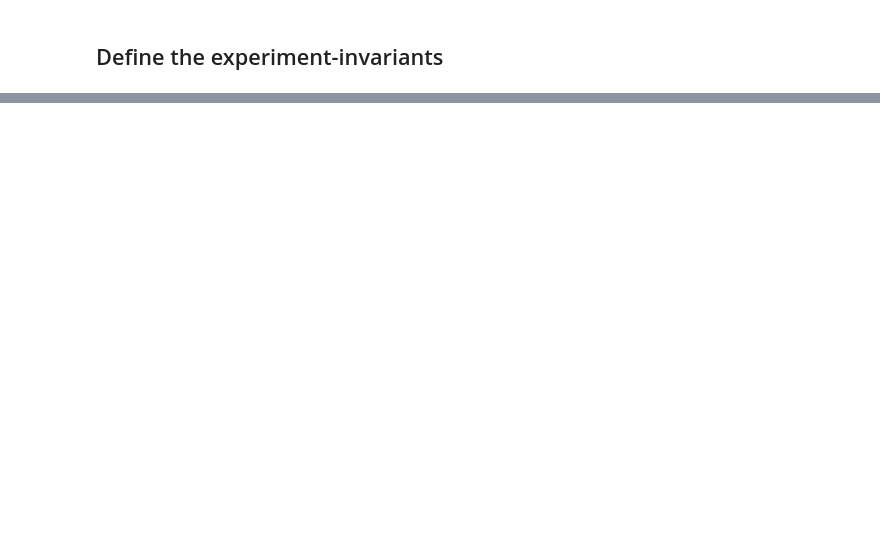
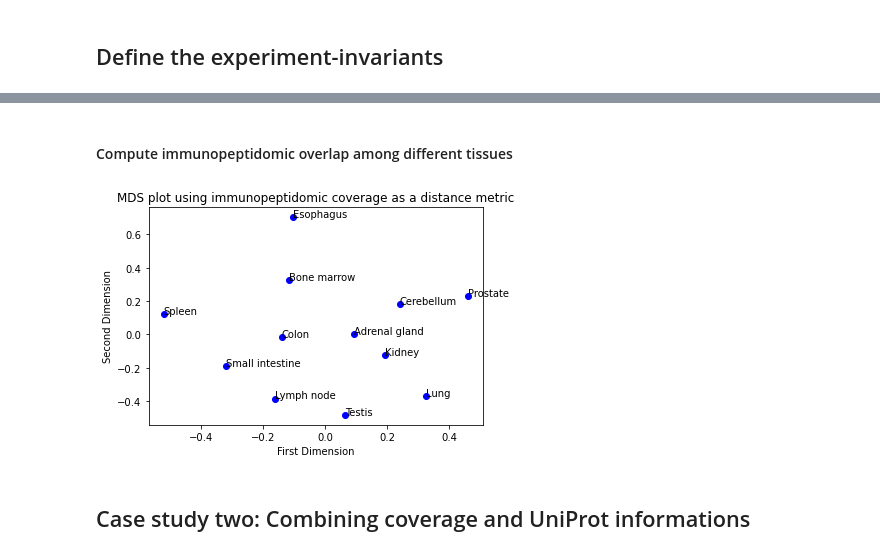
Before and after one commit to ikmb/iptoolkit, a Jupyter notebook: Tutorials/Tutorial_four_results_combine_it_all_togther.ipynb, the cells around one changed output, grey strips where cells are left out. Cells and saved outputs as stored; diff of their text form; code cells hidden in the pictures; blank space fills up the shorter version.

Commit message:
Adding tutorial four, showing some case studies about the library

```diff
--- a/Tutorials/Tutorial_four_results_combine_it_all_togther.ipynb
+++ b/Tutorials/Tutorial_four_results_combine_it_all_togther.ipynb
@@ -157,0 +154,10 @@ NameError: name 'get_level_two_subdir' is not defined
+# %% [markdown]
+#### Compute immunopeptidomic overlap among different tissues
+# %%
+dist_im=compute_ic_distance_experiments(exp_set)
+### visualize the mapping using MDS
+fig=plot_MDS_from_ic_coverage(dist_im)
+# %% [output]
+[figure, added]
+# %% [markdown]
+## Case study two: Combining coverage and UniProt informations
```
Also changed, not shown: parts of 30 cells of this notebook, 2 other files.
